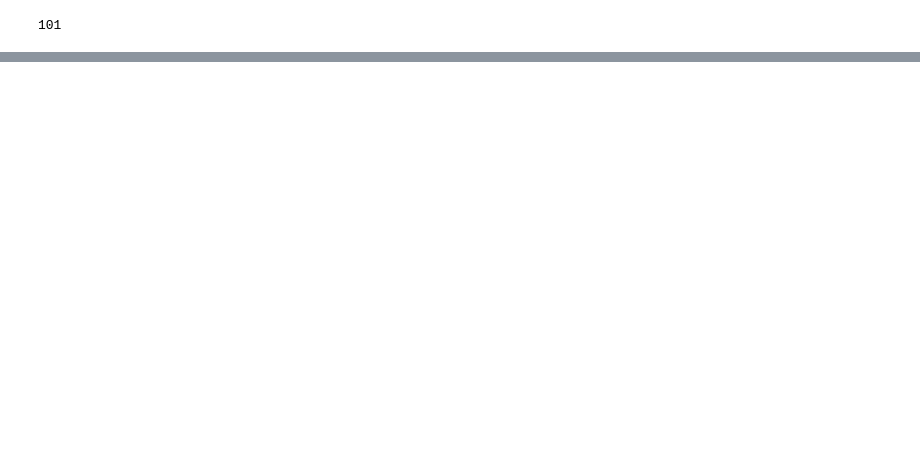
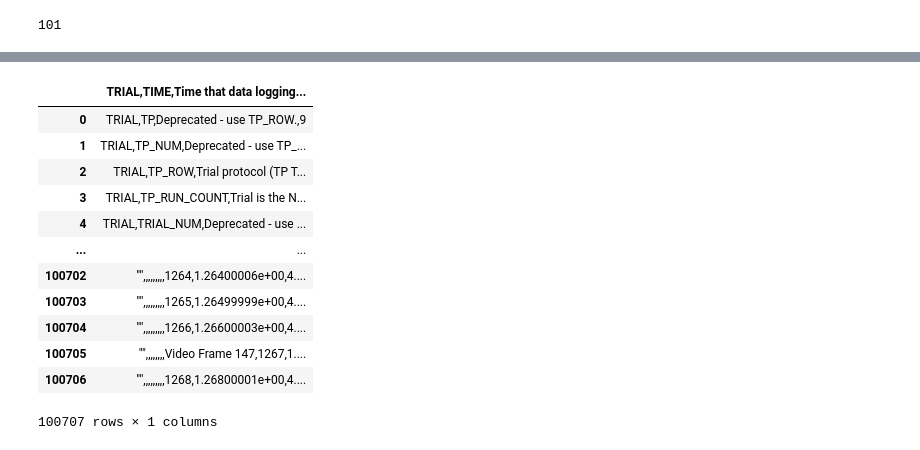
Before and after one commit to toelt-llc/KiPy, a Jupyter notebook: code/preprocessing.ipynb, the cells around one changed output, grey strips where cells are left out. Cells and saved outputs as stored; diff of their text form; code cells hidden in the pictures; blank space fills up the shorter version.

```diff
--- a/code/preprocessing.ipynb
+++ b/code/preprocessing.ipynb
@@ -156,0 +214,17 @@ results
+# %%
+#FILEPATH = "../files/Ball on Bar - Child - RIGHT - 11_59.csv"
+#FILEPATH2 = "../files/Object Hit - [Child - practice] - RIGHT - 12_02.csv"
+FILEPATH3 = "../files/Visually Guided Reaching - Child v2 (4 target) - LEFT - 11_50.csv"
+
+all_results = pd.read_csv(FILEPATH3,header = None, encoding= 'unicode_escape',sep=',', on_bad_lines = 'skip', engine='python')#,skiprows = LINESKIP)
+
+res = []
+i = 0
+for row in all_results[0]:
+    print(row)
+    if row[:5] == 'Trial':
+        print(i)
+        LINESKIP = i - 1
+        results = pd.read_csv(FILEPATH3,encoding= 'unicode_escape', sep=',',skiprows = LINESKIP)
+        res.append(results)
+    i += 1
@@ -156,0 +249,17 @@ results
+# %%
+#all_results[0][391][:5]
+res[2]
+# %% [output]
+|  | TRIAL,TIME,Time that data logging... |
+| 0 | TRIAL,TP,Deprecated - use TP_ROW.,9 |
+| 1 | TRIAL,TP_NUM,Deprecated - use TP_... |
+| 2 | TRIAL,TP_ROW,Trial protocol (TP T... |
+| 3 | TRIAL,TP_RUN_COUNT,Trial is the N... |
+| 4 | TRIAL,TRIAL_NUM,Deprecated - use ... |
+| ... | ... |
+| 100702 | "",,,,,,,,,1264,1.26400006e+00,4.... |
+| 100703 | "",,,,,,,,,1265,1.26499999e+00,4.... |
+| 100704 | "",,,,,,,,,1266,1.26600003e+00,4.... |
+| 100705 | "",,,,,,,,Video Frame 147,1267,1.... |
+| 100706 | "",,,,,,,,,1268,1.26800001e+00,4.... |
+100707 rows × 1 columns
```
Also changed, not shown: parts of 27 cells of this notebook, 2 other files.
